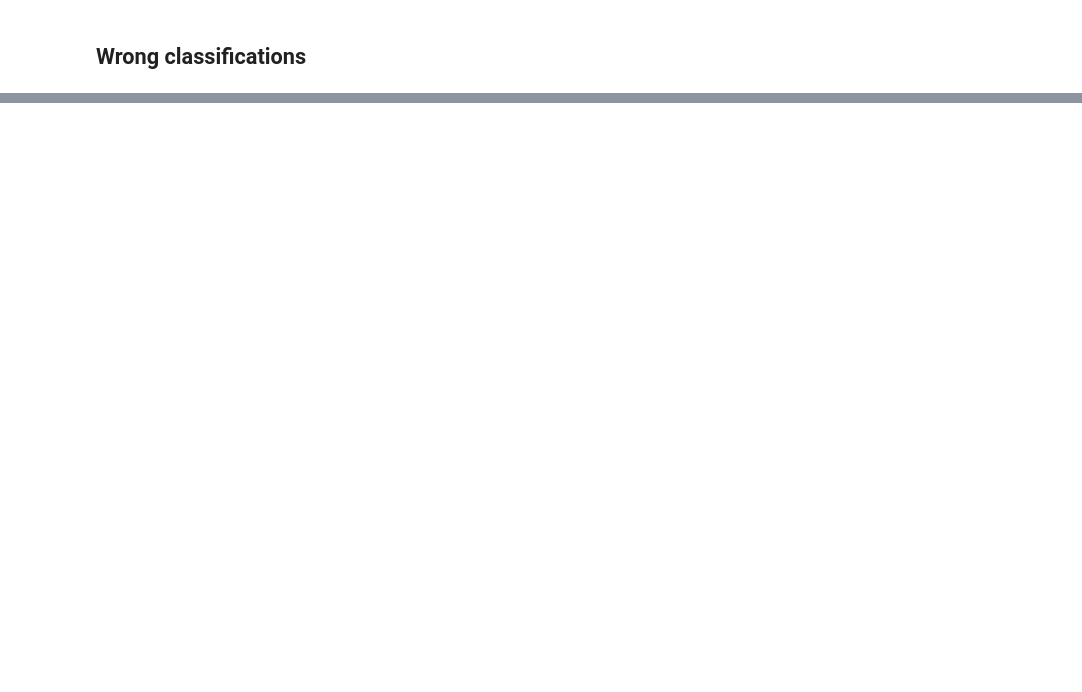
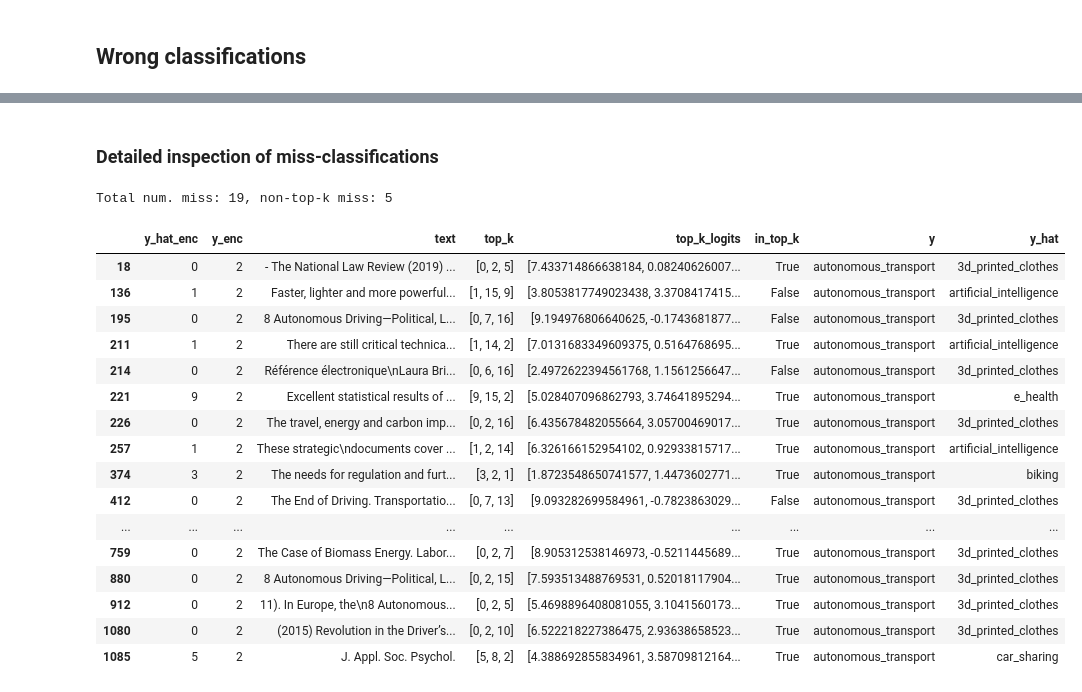
Before and after one commit to sdg-ai/trends-innovations, a Jupyter notebook: trends_innovations/classifier_experiments/distilbert_experiment.ipynb, the cells around one changed output, grey strips where cells are left out. Saved outputs shown, nothing was run; the diff lists cells and outputs as text; code cells hidden in the pictures; blank space fills up the shorter version.

```diff
--- a/trends_innovations/classifier_experiments/distilbert_experiment.ipynb
+++ b/trends_innovations/classifier_experiments/distilbert_experiment.ipynb
@@ -383,0 +396,38 @@ Text(0.5, 72.98437499999999, 'y_hat')
+# %% [markdown]
+### Detailed inspection of miss-classifications
+# %%
+# class of interest
+coi = "autonomous_transport"
+coi_miss = test_predictions.loc[(test_predictions.y==coi) & (test_predictions.y_hat != coi)]
+print(f"Total num. miss: {len(coi_miss)}, non-top-k miss: {len(coi_miss.loc[~coi_miss.in_top_k])}")
+coi_miss_enhanced = []
+for idx, row in coi_miss.iterrows():
+    for tk in range(len(row.top_k)):
+        new_row = {
+            "score": row.top_k_logits[tk],
+            "y_hat_enc": row.top_k[tk],
+            "y_hat": le.inverse_transform([row.top_k[tk]])[0],
+            "rank":str(tk)
+        }
+        coi_miss_enhanced.append(new_row)
+coi_miss_enhanced = pd.DataFrame(coi_miss_enhanced)
+coi_miss
+# %% [output]
+Total num. miss: 19, non-top-k miss: 5
+|  | y_hat_enc | y_enc | text | top_k | top_k_logits | in_top_k | y | y_hat |
+| 18 | 0 | 2 | - The National Law Review (2019) ... | [0, 2, 5] | [7.433714866638184, 0.08240626007... | True | autonomous_transport | 3d_printed_clothes |
+| 136 | 1 | 2 | Faster, lighter and more powerful... | [1, 15, 9] | [3.8053817749023438, 3.3708417415... | False | autonomous_transport | artificial_intelligence |
+| 195 | 0 | 2 | 8 Autonomous Driving—Political, L... | [0, 7, 16] | [9.194976806640625, -0.1743681877... | False | autonomous_transport | 3d_printed_clothes |
+| 211 | 1 | 2 | There are still critical technica... | [1, 14, 2] | [7.0131683349609375, 0.5164768695... | True | autonomous_transport | artificial_intelligence |
+| 214 | 0 | 2 | Référence électronique\nLaura Bri... | [0, 6, 16] | [2.4972622394561768, 1.1561256647... | False | autonomous_transport | 3d_printed_clothes |
+| 221 | 9 | 2 | Excellent statistical results of ... | [9, 15, 2] | [5.028407096862793, 3.74641895294... | True | autonomous_transport | e_health |
+| 226 | 0 | 2 | The travel, energy and carbon imp... | [0, 2, 16] | [6.435678482055664, 3.05700469017... | True | autonomous_transport | 3d_printed_clothes |
+| 257 | 1 | 2 | These strategic\ndocuments cover ... | [1, 2, 14] | [6.326166152954102, 0.92933815717... | True | autonomous_transport | artificial_intelligence |
+| 374 | 3 | 2 | The needs for regulation and furt... | [3, 2, 1] | [1.8723548650741577, 1.4473602771... | True | autonomous_transport | biking |
+| 412 | 0 | 2 | The End of Driving. Transportatio... | [0, 7, 13] | [9.093282699584961, -0.7823863029... | False | autonomous_transport | 3d_printed_clothes |
+| ... | ... | ... | ... | ... | ... | ... | ... | ... |
+| 759 | 0 | 2 | The Case of Biomass Energy. Labor... | [0, 2, 7] | [8.905312538146973, -0.5211445689... | True | autonomous_transport | 3d_printed_clothes |
+| 880 | 0 | 2 | 8 Autonomous Driving—Political, L... | [0, 2, 15] | [7.593513488769531, 0.52018117904... | True | autonomous_transport | 3d_printed_clothes |
+| 912 | 0 | 2 | 11). In Europe, the\n8 Autonomous... | [0, 2, 5] | [5.4698896408081055, 3.1041560173... | True | autonomous_transport | 3d_printed_clothes |
+| 1080 | 0 | 2 | (2015) Revolution in the Driver’s... | [0, 2, 10] | [6.522218227386475, 2.93638658523... | True | autonomous_transport | 3d_printed_clothes |
+| 1085 | 5 | 2 | J. Appl. Soc. Psychol. | [5, 8, 2] | [4.388692855834961, 3.58709812164... | True | autonomous_transport | car_sharing |
```
Also changed, not shown: parts of 18 cells of this notebook, 2 other files.
